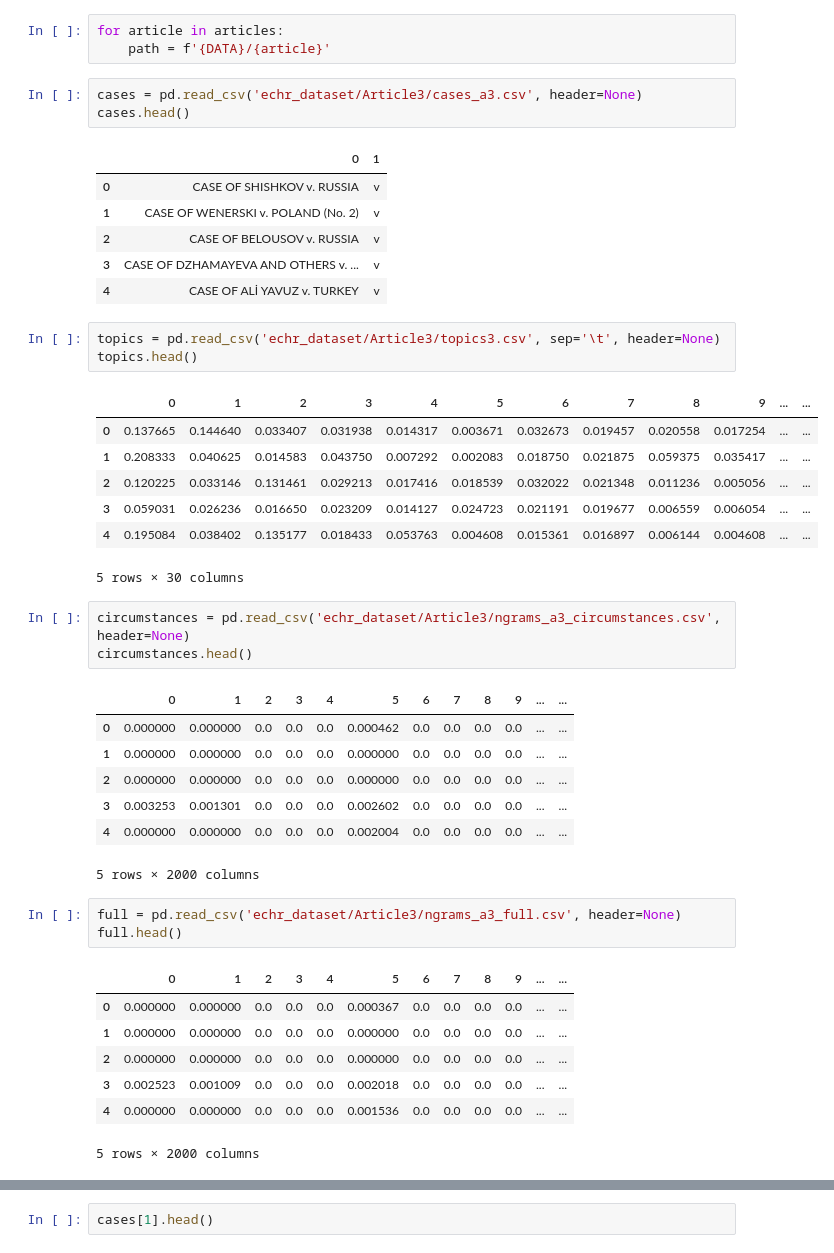
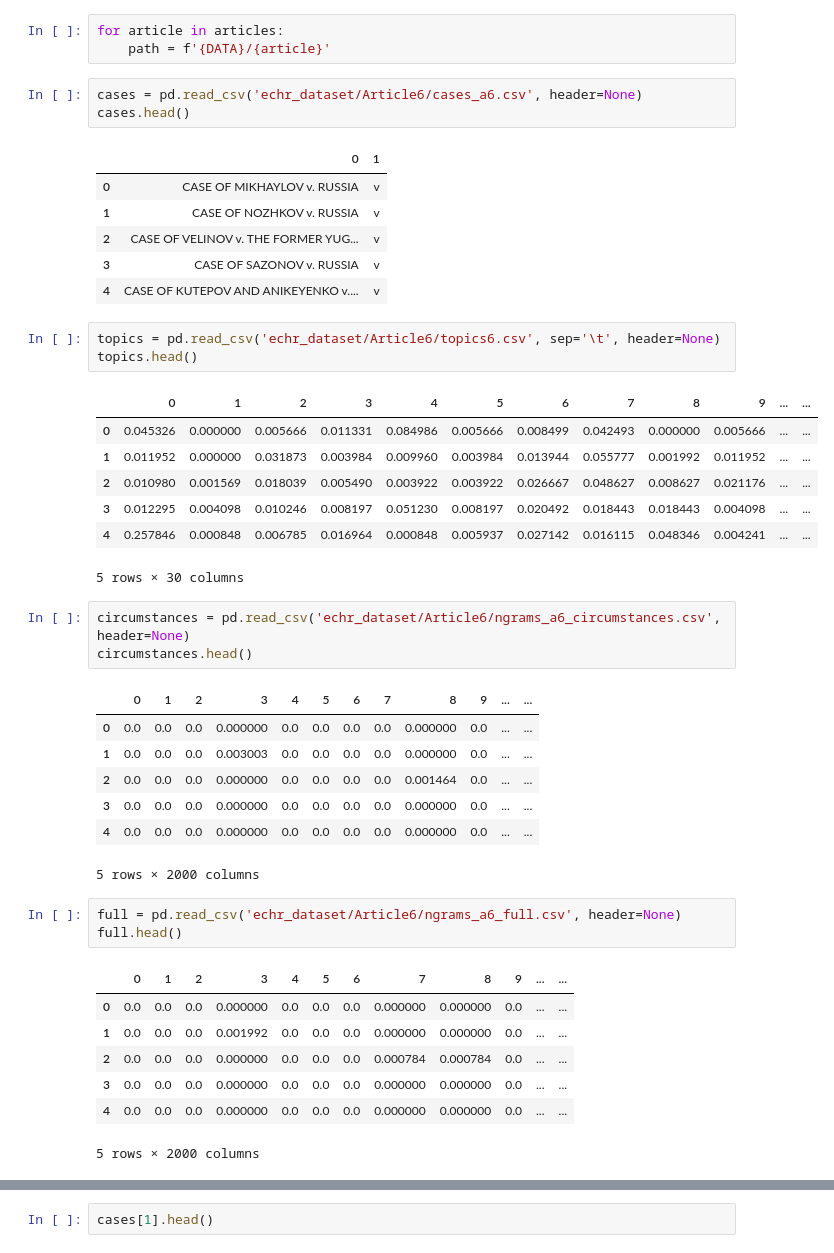
Before and after one commit to pstwh/echr, a Jupyter notebook: echr_notebook.ipynb, the cells around one changed output, grey strips where cells are left out. Cells and saved outputs as stored; diff of their text form.

```diff
--- a/echr_notebook.ipynb
+++ b/echr_notebook.ipynb
@@ -8,46 +8,46 @@ articles = !ls echr_dataset
 for article in articles:
     path = f'{DATA}/{article}'
 # %%
-cases = pd.read_csv('echr_dataset/Article3/cases_a3.csv', header=None)
+cases = pd.read_csv('echr_dataset/Article6/cases_a6.csv', header=None)
 cases.head()
 # %% [output]
 |  | 0 | 1 |
-| 0 | CASE OF SHISHKOV v. RUSSIA | v |
-| 1 | CASE OF WENERSKI v. POLAND (No. 2) | v |
-| 2 | CASE OF BELOUSOV v. RUSSIA | v |
-| 3 | CASE OF DZHAMAYEVA AND OTHERS v. ... | v |
-| 4 | CASE OF ALİ YAVUZ v. TURKEY | v |
+| 0 | CASE OF MIKHAYLOV v. RUSSIA | v |
+| 1 | CASE OF NOZHKOV v. RUSSIA | v |
+| 2 | CASE OF VELINOV v. THE FORMER YUG... | v |
+| 3 | CASE OF SAZONOV v. RUSSIA | v |
+| 4 | CASE OF KUTEPOV AND ANIKEYENKO v.... | v |
 # %%
-topics = pd.read_csv('echr_dataset/Article3/topics3.csv', sep='\t', header=None)
+topics = pd.read_csv('echr_dataset/Article6/topics6.csv', sep='\t', header=None)
 topics.head()
 # %% [output]
 |  | 0 | 1 | 2 | 3 | 4 | 5 | 6 | 7 | 8 | 9 | ... | ... |
-| 0 | 0.137665 | 0.144640 | 0.033407 | 0.031938 | 0.014317 | 0.003671 | 0.032673 | 0.019457 | 0.020558 | 0.017254 | ... | ... |
-| 1 | 0.208333 | 0.040625 | 0.014583 | 0.043750 | 0.007292 | 0.002083 | 0.018750 | 0.021875 | 0.059375 | 0.035417 | ... | ... |
-| 2 | 0.120225 | 0.033146 | 0.131461 | 0.029213 | 0.017416 | 0.018539 | 0.032022 | 0.021348 | 0.011236 | 0.005056 | ... | ... |
-| 3 | 0.059031 | 0.026236 | 0.016650 | 0.023209 | 0.014127 | 0.024723 | 0.021191 | 0.019677 | 0.006559 | 0.006054 | ... | ... |
-| 4 | 0.195084 | 0.038402 | 0.135177 | 0.018433 | 0.053763 | 0.004608 | 0.015361 | 0.016897 | 0.006144 | 0.004608 | ... | ... |
+| 0 | 0.045326 | 0.000000 | 0.005666 | 0.011331 | 0.084986 | 0.005666 | 0.008499 | 0.042493 | 0.000000 | 0.005666 | ... | ... |
+| 1 | 0.011952 | 0.000000 | 0.031873 | 0.003984 | 0.009960 | 0.003984 | 0.013944 | 0.055777 | 0.001992 | 0.011952 | ... | ... |
+| 2 | 0.010980 | 0.001569 | 0.018039 | 0.005490 | 0.003922 | 0.003922 | 0.026667 | 0.048627 | 0.008627 | 0.021176 | ... | ... |
+| 3 | 0.012295 | 0.004098 | 0.010246 | 0.008197 | 0.051230 | 0.008197 | 0.020492 | 0.018443 | 0.018443 | 0.004098 | ... | ... |
+| 4 | 0.257846 | 0.000848 | 0.006785 | 0.016964 | 0.000848 | 0.005937 | 0.027142 | 0.016115 | 0.048346 | 0.004241 | ... | ... |
 5 rows × 30 columns
 # %%
-circumstances = pd.read_csv('echr_dataset/Article3/ngrams_a3_circumstances.csv', header=None)
+circumstances = pd.read_csv('echr_dataset/Article6/ngrams_a6_circumstances.csv', header=None)
 circumstances.head()
 # %% [output]
 |  | 0 | 1 | 2 | 3 | 4 | 5 | 6 | 7 | 8 | 9 | ... | ... |
-| 0 | 0.000000 | 0.000000 | 0.0 | 0.0 | 0.0 | 0.000462 | 0.0 | 0.0 | 0.0 | 0.0 | ... | ... |
-| 1 | 0.000000 | 0.000000 | 0.0 | 0.0 | 0.0 | 0.000000 | 0.0 | 0.0 | 0.0 | 0.0 | ... | ... |
-| 2 | 0.000000 | 0.000000 | 0.0 | 0.0 | 0.0 | 0.000000 | 0.0 | 0.0 | 0.0 | 0.0 | ... | ... |
-| 3 | 0.003253 | 0.001301 | 0.0 | 0.0 | 0.0 | 0.002602 | 0.0 | 0.0 | 0.0 | 0.0 | ... | ... |
-| 4 | 0.000000 | 0.000000 | 0.0 | 0.0 | 0.0 | 0.002004 | 0.0 | 0.0 | 0.0 | 0.0 | ... | ... |
+| 0 | 0.0 | 0.0 | 0.0 | 0.000000 | 0.0 | 0.0 | 0.0 | 0.0 | 0.000000 | 0.0 | ... | ... |
+| 1 | 0.0 | 0.0 | 0.0 | 0.003003 | 0.0 | 0.0 | 0.0 | 0.0 | 0.000000 | 0.0 | ... | ... |
+| 2 | 0.0 | 0.0 | 0.0 | 0.000000 | 0.0 | 0.0 | 0.0 | 0.0 | 0.001464 | 0.0 | ... | ... |
+| 3 | 0.0 | 0.0 | 0.0 | 0.000000 | 0.0 | 0.0 | 0.0 | 0.0 | 0.000000 | 0.0 | ... | ... |
+| 4 | 0.0 | 0.0 | 0.0 | 0.000000 | 0.0 | 0.0 | 0.0 | 0.0 | 0.000000 | 0.0 | ... | ... |
 5 rows × 2000 columns
 # %%
-full = pd.read_csv('echr_dataset/Article3/ngrams_a3_full.csv', header=None)
+full = pd.read_csv('echr_dataset/Article6/ngrams_a6_full.csv', header=None)
 full.head()
 # %% [output]
 |  | 0 | 1 | 2 | 3 | 4 | 5 | 6 | 7 | 8 | 9 | ... | ... |
-| 0 | 0.000000 | 0.000000 | 0.0 | 0.0 | 0.0 | 0.000367 | 0.0 | 0.0 | 0.0 | 0.0 | ... | ... |
-| 1 | 0.000000 | 0.000000 | 0.0 | 0.0 | 0.0 | 0.000000 | 0.0 | 0.0 | 0.0 | 0.0 | ... | ... |
-| 2 | 0.000000 | 0.000000 | 0.0 | 0.0 | 0.0 | 0.000000 | 0.0 | 0.0 | 0.0 | 0.0 | ... | ... |
-| 3 | 0.002523 | 0.001009 | 0.0 | 0.0 | 0.0 | 0.002018 | 0.0 | 0.0 | 0.0 | 0.0 | ... | ... |
-| 4 | 0.000000 | 0.000000 | 0.0 | 0.0 | 0.0 | 0.001536 | 0.0 | 0.0 | 0.0 | 0.0 | ... | ... |
+| 0 | 0.0 | 0.0 | 0.0 | 0.000000 | 0.0 | 0.0 | 0.0 | 0.000000 | 0.000000 | 0.0 | ... | ... |
+| 1 | 0.0 | 0.0 | 0.0 | 0.001992 | 0.0 | 0.0 | 0.0 | 0.000000 | 0.000000 | 0.0 | ... | ... |
+| 2 | 0.0 | 0.0 | 0.0 | 0.000000 | 0.0 | 0.0 | 0.0 | 0.000784 | 0.000784 | 0.0 | ... | ... |
+| 3 | 0.0 | 0.0 | 0.0 | 0.000000 | 0.0 | 0.0 | 0.0 | 0.000000 | 0.000000 | 0.0 | ... | ... |
+| 4 | 0.0 | 0.0 | 0.0 | 0.000000 | 0.0 | 0.0 | 0.0 | 0.000000 | 0.000000 | 0.0 | ... | ... |
 5 rows × 2000 columns
 # %%
```
Also changed, not shown: parts of 16 cells of this notebook.
